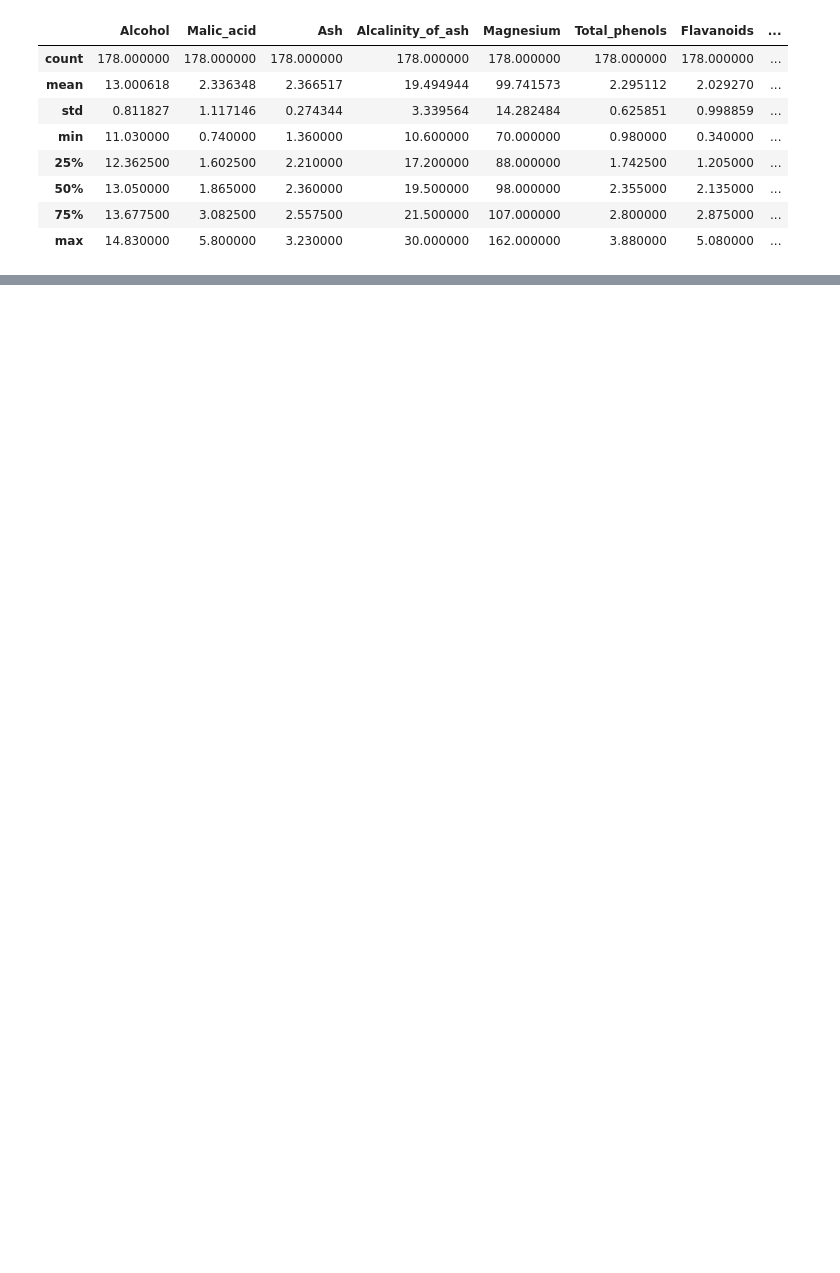
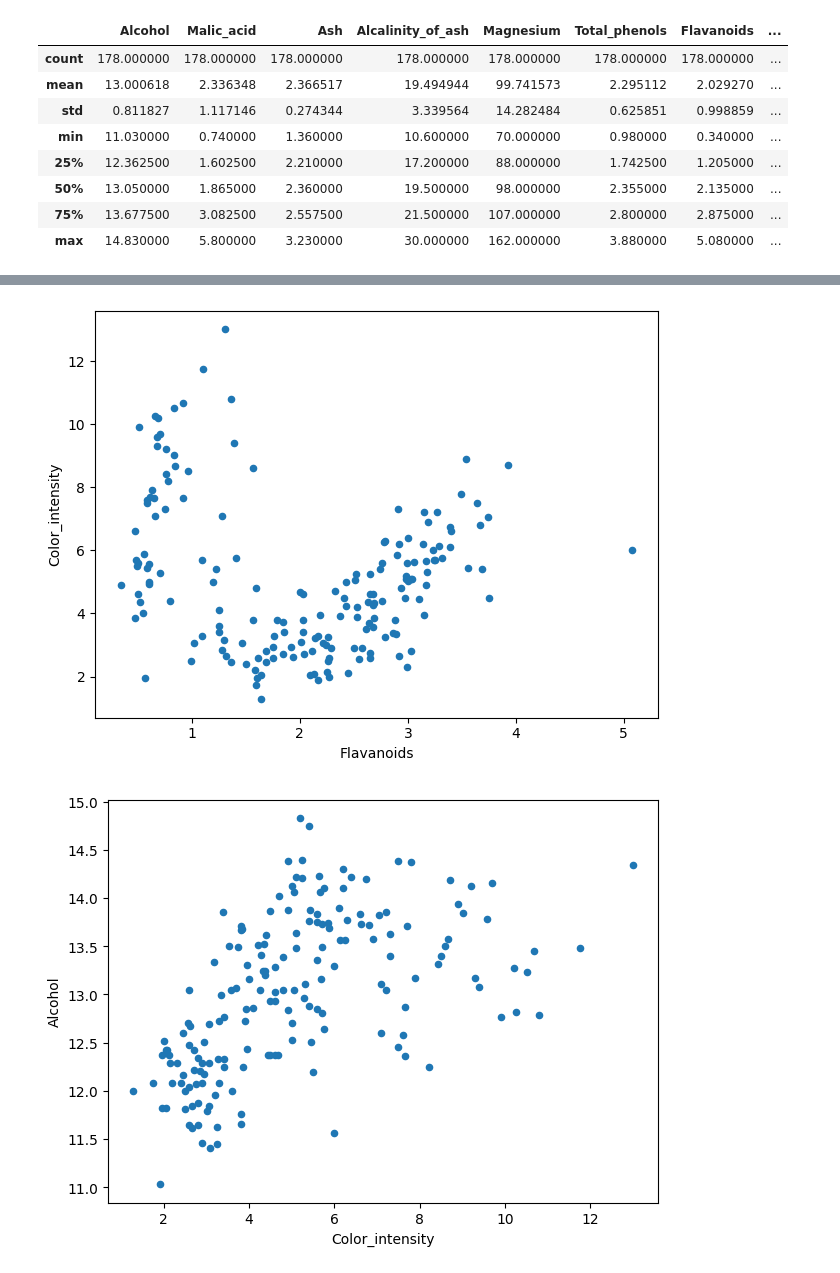
Before and after one commit to kgeidel/MSDS-422-final-project, a Jupyter notebook: src/EDA.ipynb, the cells around one changed output, grey strips where cells are left out. Saved outputs shown, nothing was run; the diff lists cells and outputs as text; code cells hidden in the pictures; blank space fills up the shorter version.

```diff
--- a/src/EDA.ipynb
+++ b/src/EDA.ipynb
@@ -104,0 +171,18 @@ pd.DataFrame(
+# %%
+# lets examine some graphs up close
+# we are looking for interesting relationships that may not be linear
+# and/or may make for good engineered features.
+
+single_scatter_ls = [
+    ('Color_intensity', 'Flavanoids'), # seems to have two distinct groupings
+    ('Alcohol', 'Color_intensity'),    # has very curious shape
+    ('Alcohol', 'Flavanoids'),         # also has a hook shape w/ ostensibly distinct clusters
+]
+
+for y, x in single_scatter_ls:
+    data.plot(kind='scatter', x=x, y=y)
+    utils.save_fig(f"scatterplot_{y}_over_{x}")
+    plt.show()
+# %% [output]
+[figure, added]
+[figure, added]
```
Also changed, not shown: parts of 20 cells of this notebook, 26 other files.
